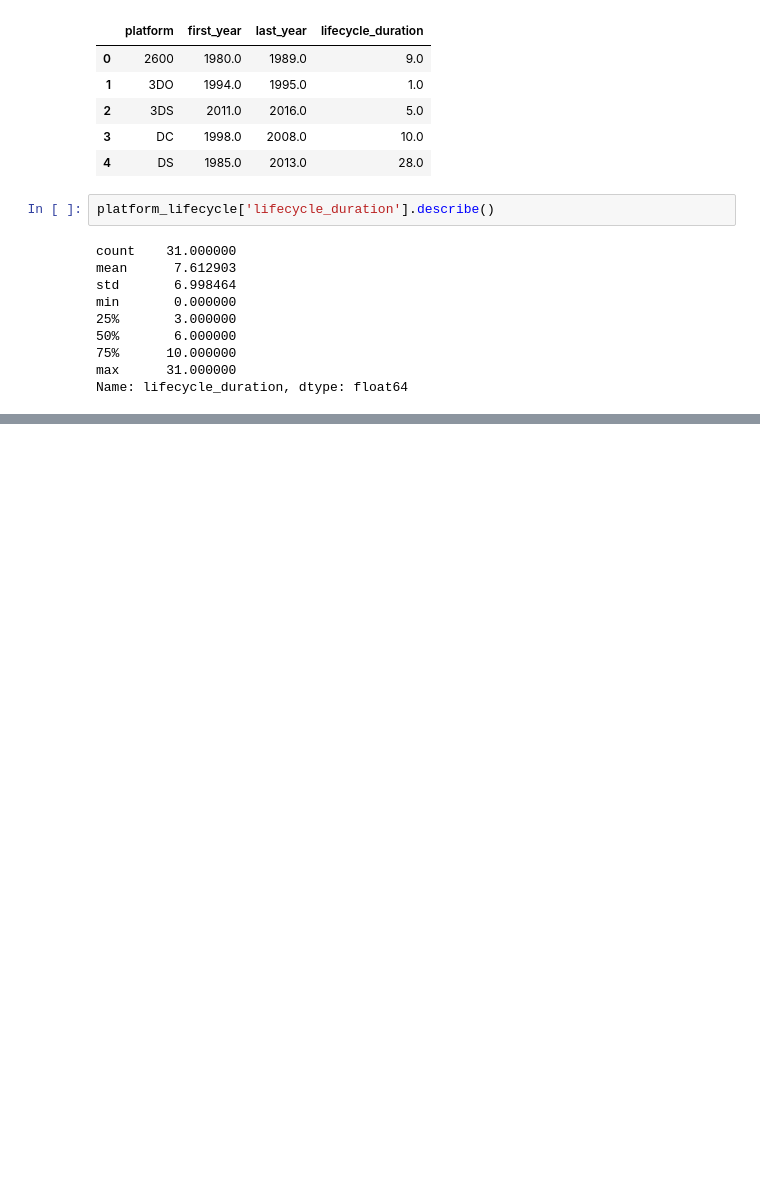
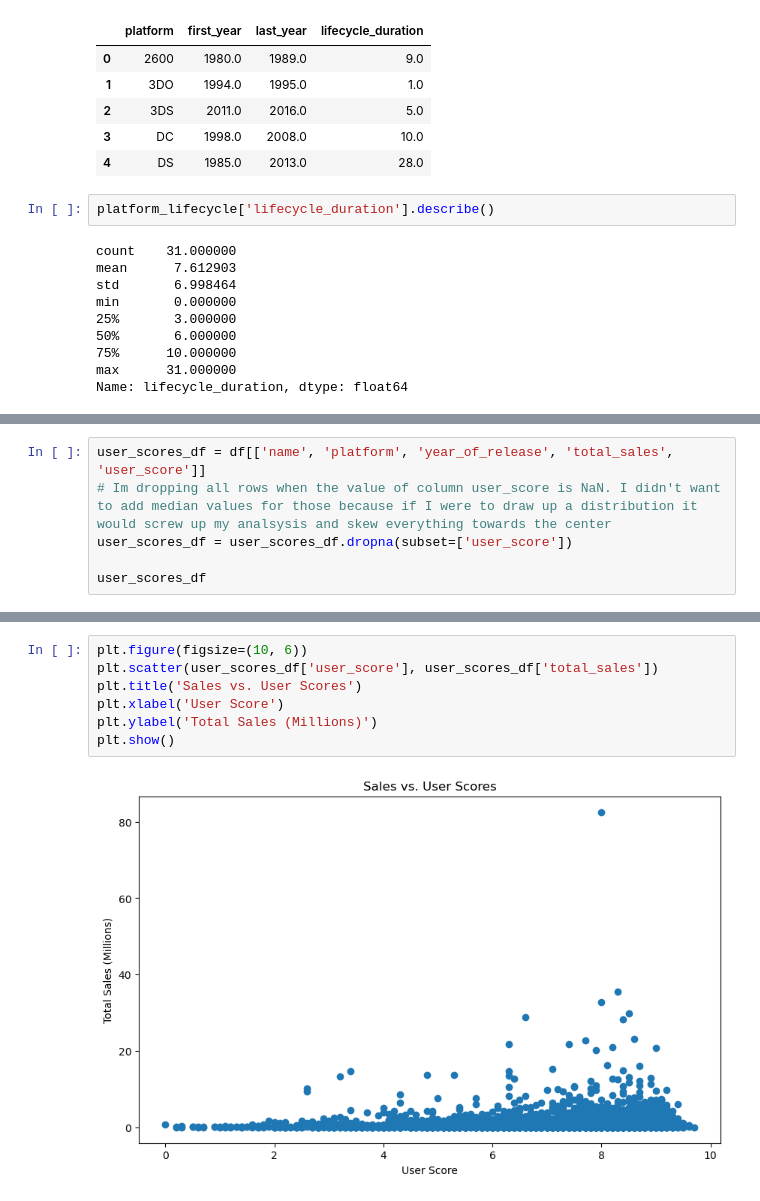
Before and after one commit to oliver-worth/GameStore-Ice-, a Jupyter notebook: IceEda-1.ipynb, the cells around one changed output, grey strips where cells are left out. Cells and saved outputs as stored; diff of their text form; blank space fills up the shorter version.

```diff
--- a/IceEda-1.ipynb
+++ b/IceEda-1.ipynb
@@ -360,0 +505,6 @@ The most common lifespan cycle for platforms is between 10-11 years.
+# %%
+user_scores_df = df[['name', 'platform', 'year_of_release', 'total_sales', 'user_score']]
+# Im dropping all rows when the value of column user_score is NaN. I didn't want to add median values for those because if I were to draw up a distribution it would screw up my analsysis and skew everything towards the center
+user_scores_df = user_scores_df.dropna(subset=['user_score'])
+
+user_scores_df
@@ -360,0 +550,9 @@ The most common lifespan cycle for platforms is between 10-11 years.
+# %%
+plt.figure(figsize=(10, 6))
+plt.scatter(user_scores_df['user_score'], user_scores_df['total_sales'])
+plt.title('Sales vs. User Scores')
+plt.xlabel('User Score')
+plt.ylabel('Total Sales (Millions)')
+plt.show()
+# %% [output]
+[figure, added]
```
Also changed, not shown: parts of 31 cells of this notebook.
